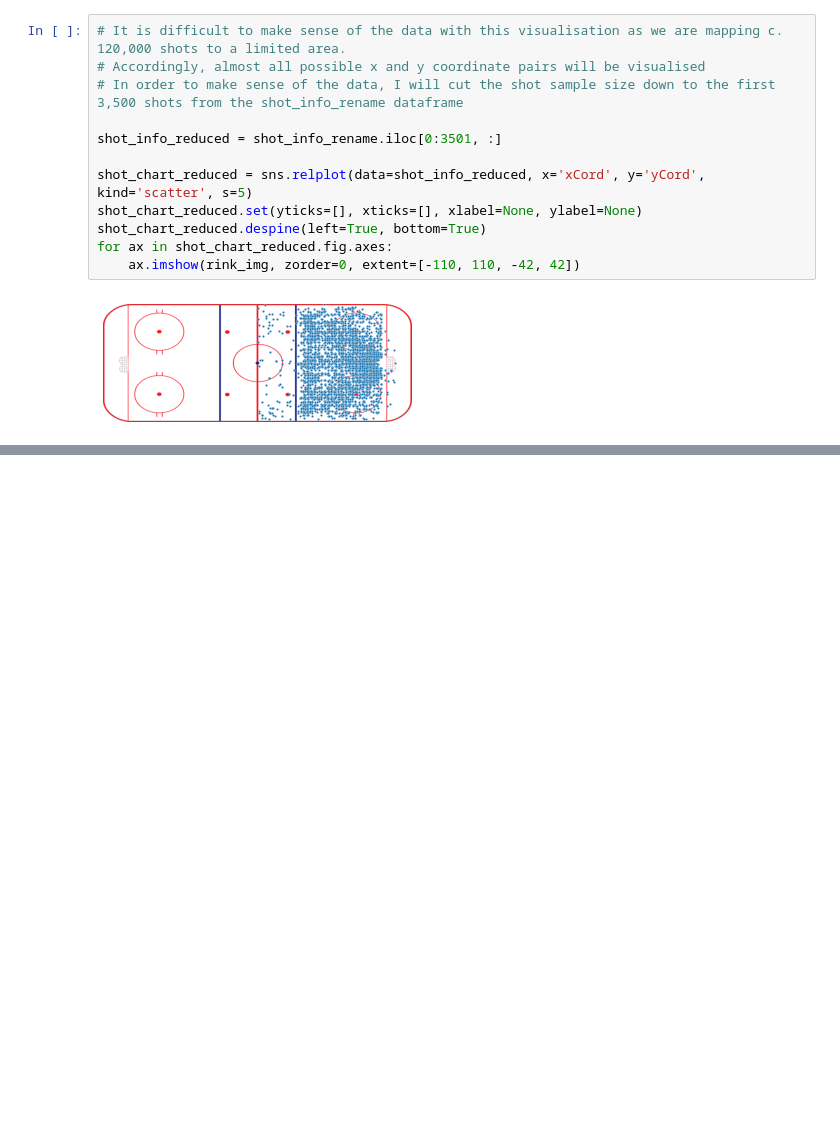
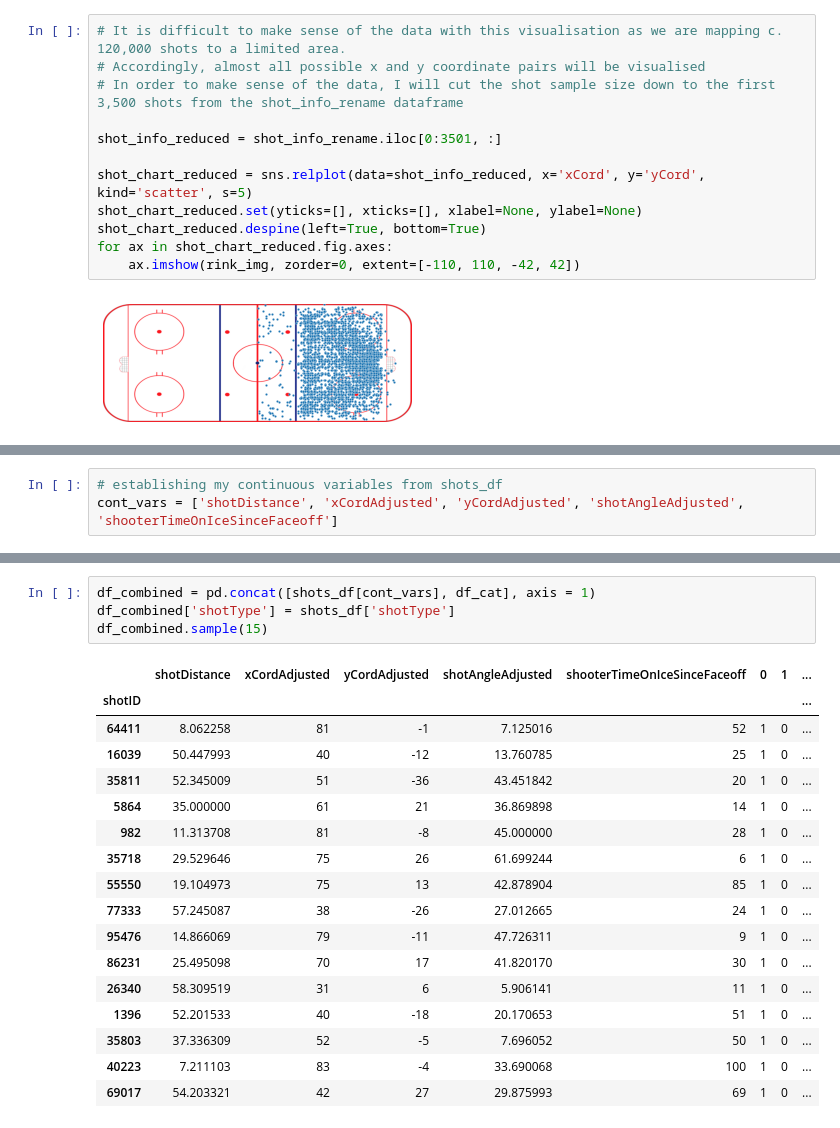
Before and after one commit to BeeryeIRE/UCDPA_brianconnolly, a Jupyter notebook: UCDPA Project pt 2 - Shots.ipynb, the cells around one changed output, grey strips where cells are left out. Cells and saved outputs as stored; diff of their text form; blank space fills up the shorter version.

```diff
--- a/UCDPA Project pt 2 - Shots.ipynb
+++ b/UCDPA Project pt 2 - Shots.ipynb
@@ -132,0 +419,3 @@ for ax in slap_shot_chart.fig.axes:
+# %%
+# establishing my continuous variables from shots_df
+cont_vars = ['shotDistance', 'xCordAdjusted', 'yCordAdjusted', 'shotAngleAdjusted', 'shooterTimeOnIceSinceFaceoff']
@@ -132,0 +448,22 @@ for ax in slap_shot_chart.fig.axes:
+# %%
+df_combined = pd.concat([shots_df[cont_vars], df_cat], axis = 1)
+df_combined['shotType'] = shots_df['shotType']
+df_combined.sample(15)
+# %% [output]
+|  | shotDistance | xCordAdjusted | yCordAdjusted | shotAngleAdjusted | shooterTimeOnIceSinceFaceoff | 0 | 1 | ... |
+| shotID |  |  |  |  |  |  |  | ... |
+| 64411 | 8.062258 | 81 | -1 | 7.125016 | 52 | 1 | 0 | ... |
+| 16039 | 50.447993 | 40 | -12 | 13.760785 | 25 | 1 | 0 | ... |
+| 35811 | 52.345009 | 51 | -36 | 43.451842 | 20 | 1 | 0 | ... |
+| 5864 | 35.000000 | 61 | 21 | 36.869898 | 14 | 1 | 0 | ... |
+| 982 | 11.313708 | 81 | -8 | 45.000000 | 28 | 1 | 0 | ... |
+| 35718 | 29.529646 | 75 | 26 | 61.699244 | 6 | 1 | 0 | ... |
+| 55550 | 19.104973 | 75 | 13 | 42.878904 | 85 | 1 | 0 | ... |
+| 77333 | 57.245087 | 38 | -26 | 27.012665 | 24 | 1 | 0 | ... |
+| 95476 | 14.866069 | 79 | -11 | 47.726311 | 9 | 1 | 0 | ... |
+| 86231 | 25.495098 | 70 | 17 | 41.820170 | 30 | 1 | 0 | ... |
+| 26340 | 58.309519 | 31 | 6 | 5.906141 | 11 | 1 | 0 | ... |
+| 1396 | 52.201533 | 40 | -18 | 20.170653 | 51 | 1 | 0 | ... |
+| 35803 | 37.336309 | 52 | -5 | 7.696052 | 50 | 1 | 0 | ... |
+| 40223 | 7.211103 | 83 | -4 | 33.690068 | 100 | 1 | 0 | ... |
+| 69017 | 54.203321 | 42 | 27 | 29.875993 | 69 | 1 | 0 | ... |
```
Also changed, not shown: parts of 48 cells of this notebook.
